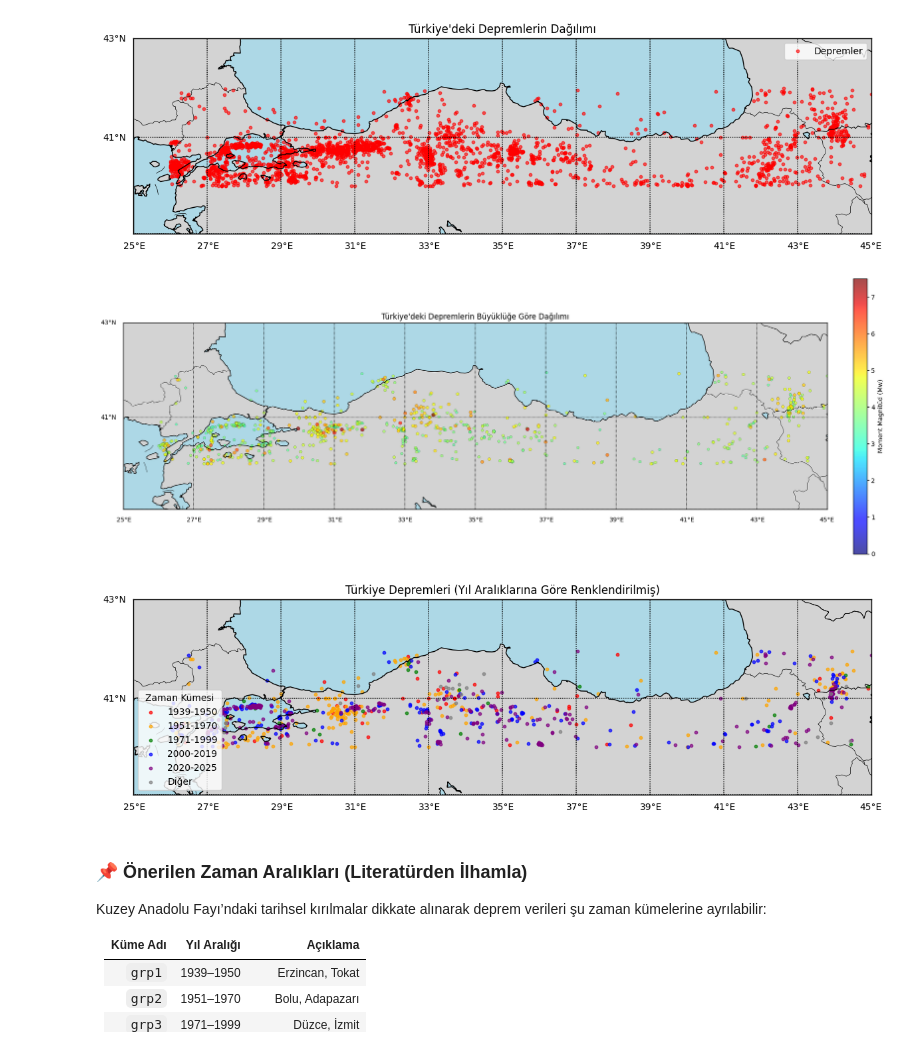
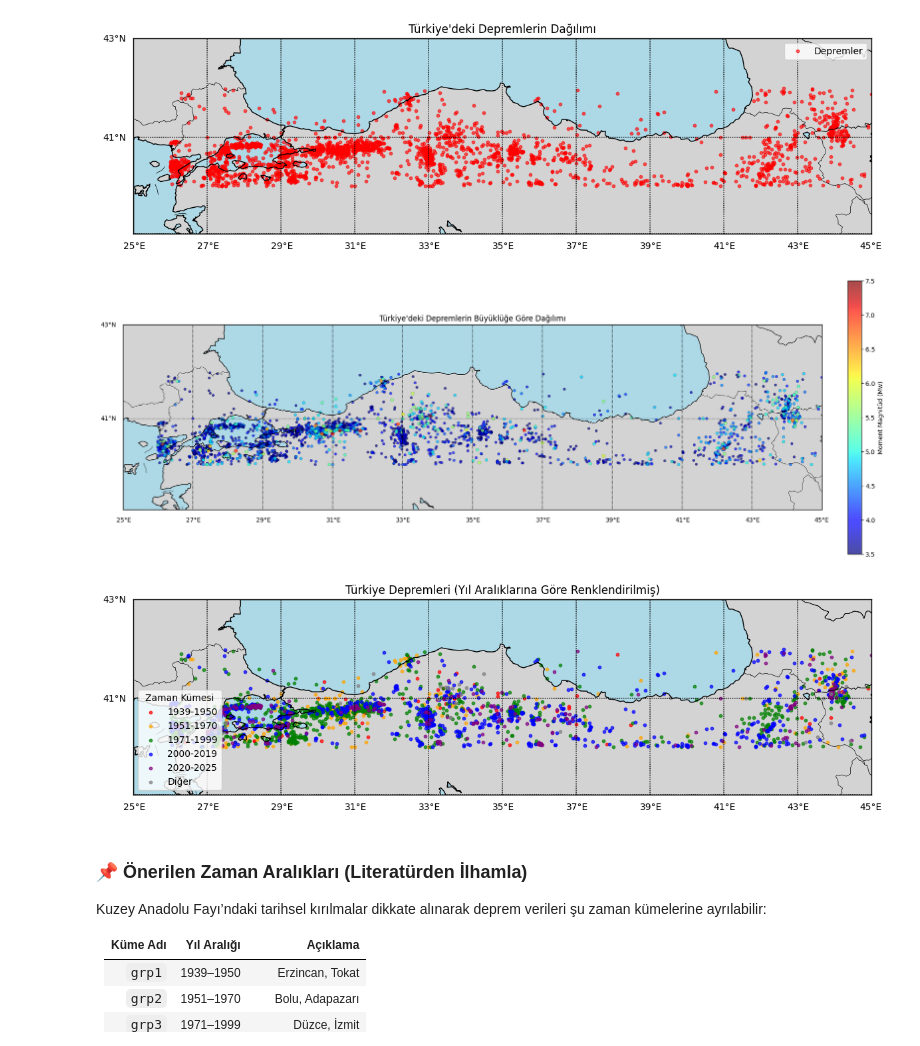
Before and after one commit to TolgaKilinckaya/kuzeyanadolufay, a Jupyter notebook: analysis.ipynb, the cells around one changed output. Drawn from its saved outputs; the diff is of its cells as text; code cells hidden in the pictures.

```diff
--- a/analysis.ipynb
+++ b/analysis.ipynb
@@ -44,7 +56,7 @@ plt.show()
 [figure]
 # %%
 # Mw değeri olmayanları filtrele (NaN olanlar hata verir)
-df = df[df["Mw"].notna()]
+df = df[df["xM"].notna()]
 
 # Harita sınırları
 lon_min, lon_max = 25, 45
@@ -52,38 +64,38 @@ lat_min, lat_max = 39, 43
 
 # Haritayı başlat
 plt.figure(figsize=(20, 8))
 m = Basemap(projection='merc',
             llcrnrlon=lon_min, llcrnrlat=lat_min,
             urcrnrlon=lon_max, urcrnrlat=lat_max,
             resolution='i')
 
 # Harita detayları
 m.drawcoastlines()
 m.drawcountries()
 m.drawmapboundary(fill_color='lightblue')
 m.fillcontinents(color='lightgray', lake_color='lightblue')
 m.drawparallels(range(35, 44, 2), labels=[1,0,0,0])
 m.drawmeridians(range(25, 46, 2), labels=[0,0,0,1])
 
 # Koordinat dönüşümü
 x, y = m(df["Boylam"].values, df["Enlem"].values)
 
 # Scatter plot: renk = Mw, büyüklük = Mw * 3
-sc = m.scatter(x, y, c=df["Mw"], cmap="jet", s=df["Mw"]*5, alpha=0.7, edgecolors='k', linewidths=0.2)
+sc = m.scatter(x, y, c=df["xM"], cmap="jet", s=df["xM"]*5, alpha=0.7, edgecolors='k', linewidths=0.2)
 
 # Colorbar
 cbar = plt.colorbar(sc, shrink=0.8, pad=0.03)
 cbar.set_label("Moment Magnitüd (Mw)")
 
 # Başlık
 plt.title("Türkiye'deki Depremlerin Büyüklüğe Göre Dağılımı")
 plt.tight_layout()
 plt.show()
 # %% [output]
-[figure, old version]
+[figure, new version]
 # %%
 # Geçerli Mw ve tarih bilgisi olanları al
-df = df[df["Mw"].notna() & df["Tarih"].notna()]
+df = df[df["xM"].notna() & df["Tarih"].notna()]
 
 # Tarih kolonu datetime'e çevir
 df["Tarih"] = pd.to_datetime(df["Tarih"], errors='coerce')
@@ -139,7 +151,7 @@ plt.legend(title="Zaman Kümesi", loc='lower left')
 plt.tight_layout()
 plt.show()
 # %% [output]
-[figure, old version]
+[figure, new version]
 # %% [markdown]
 ### 📌 Önerilen Zaman Aralıkları (Literatürden İlhamla)
 
```
Also changed, not shown: parts of 33 cells of this notebook, 2 other files.
